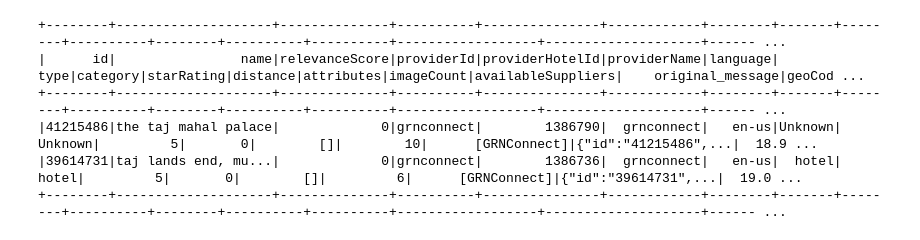
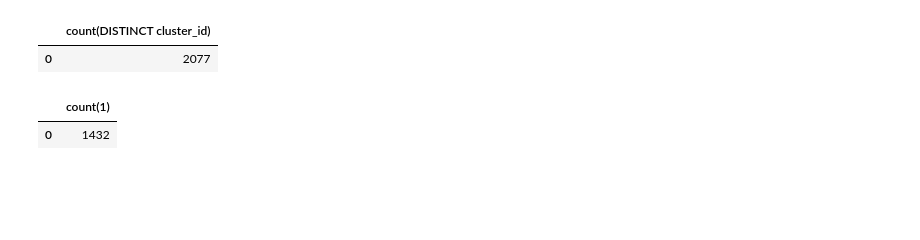
Before and after one commit to NikolAI-org/hotel-mapping, a Jupyter notebook: spark/jobs/my.ipynb, the cells around one changed output. Cells and saved outputs as stored; diff of their text form; code cells hidden in the pictures; blank space fills up the shorter version.

```diff
--- a/spark/jobs/my.ipynb
+++ b/spark/jobs/my.ipynb
@@ -70,15 +60,26 @@ Total Hotels in Bronze Table: 3608
+# %%
+import pandas as pd
+pd.set_option('display.max_colwidth', None)
+pd.set_option('display.max_columns', None)
+
+spark.sql("""
+    SELECT
+        count(distinct cluster_id)
+        --*
+    FROM clusters_view
+    limit 3
+""").toPandas()
+# %% [output]
+|  | count(DISTINCT cluster_id) |
+| 0 | 2077 |
 # %%
 spark.sql("""
     SELECT
-        *
+        count(*)
     FROM hotels_view
-    WHERE providerId = 'grnconnect'
-    limit 2
-""").show()
+    WHERE providerId = 'bookingcom'
+    --limit 5
+""").toPandas()
 # %% [output]
-+--------+--------------------+--------------+----------+---------------+------------+--------+-------+--------+----------+--------+----------+----------+------------------+--------------------+------ ...
-|      id|                name|relevanceScore|providerId|providerHotelId|providerName|language|   type|category|starRating|distance|attributes|imageCount|availableSuppliers|    original_message|geoCod ...
-+--------+--------------------+--------------+----------+---------------+------------+--------+-------+--------+----------+--------+----------+----------+------------------+--------------------+------ ...
-|41215486|the taj mahal palace|             0|grnconnect|        1386790|  grnconnect|   en-us|Unknown| Unknown|         5|       0|        []|        10|      [GRNConnect]|{"id":"41215486",...|  18.9 ...
-|39614731|taj lands end, mu...|             0|grnconnect|        1386736|  grnconnect|   en-us|  hotel|   hotel|         5|       0|        []|         6|      [GRNConnect]|{"id":"39614731",...|  19.0 ...
-+--------+--------------------+--------------+----------+---------------+------------+--------+-------+--------+----------+--------+----------+----------+------------------+--------------------+------ ...
+|  | count(1) |
+| 0 | 1432 |
```
Also changed, not shown: parts of 13 cells of this notebook.
